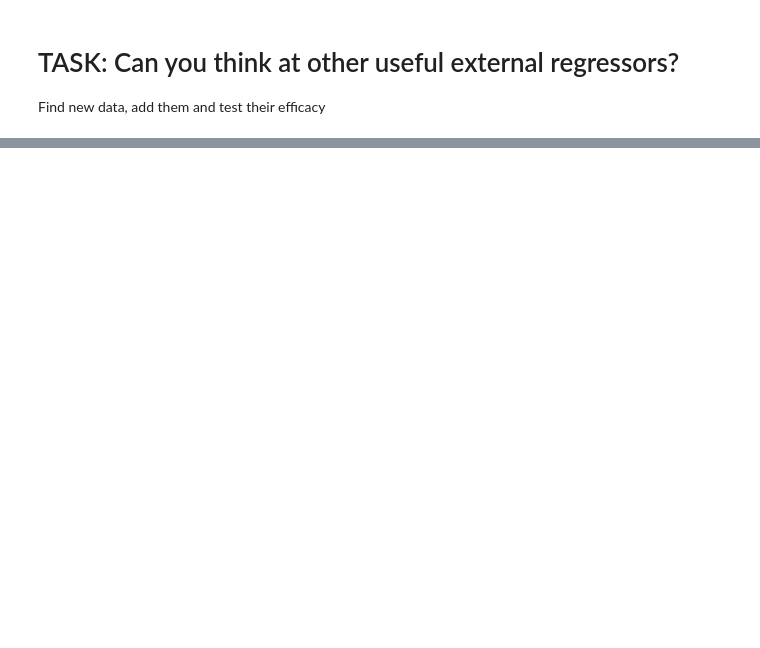
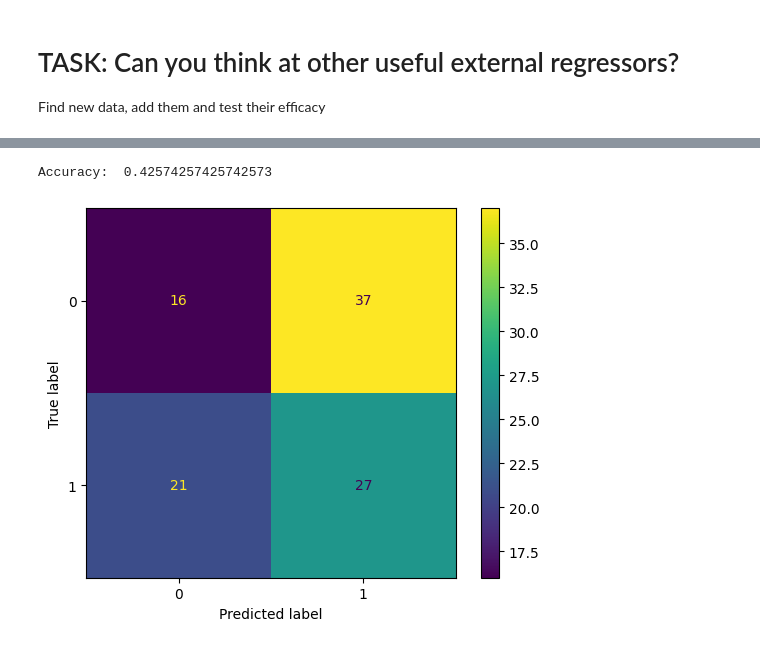
Before and after one commit to julwdo/ammagamma-lab, a Jupyter notebook: part-1/colab_data_download_analysis_and_forecasting_solution_first_task.ipynb, the cells around one changed output, grey strips where cells are left out. Drawn from its saved outputs; the diff is of its cells as text; code cells hidden in the pictures; blank space fills up the shorter version.

```diff
--- a/part-1/colab_data_download_analysis_and_forecasting_solution_first_task.ipynb
+++ b/part-1/colab_data_download_analysis_and_forecasting_solution_first_task.ipynb
@@ -828,0 +838,5 @@ Find new data, add them and test their efficacy
+# %%
+# Remove rows where there are missing values in 'sentiment'
+forex_df_reg_3 = forex_df_reg_2.drop('date', axis=1)
+forex_df_reg_3['sentiment'] = forex_df_reg_3['sentiment'].apply(lambda x: 0 if x == 'negative' else (1 if x == 'neutral' else 2))
+forex_df_reg_3
@@ -828,0 +857,10 @@ Find new data, add them and test their efficacy
+# %%
+# Fit a new model
+m_1 = Prophet()
+m_1.add_regressor('consumer_price_index')
+m_1.add_regressor('GDP_US')
+m_1.add_regressor('inflation')
+m_1.add_regressor('covid_US')
+m_1.add_regressor('covid_EU')
+m_1.add_regressor('sentiment')
+m_1.fit(forex_df_reg_3)
@@ -828,0 +871,5 @@ Find new data, add them and test their efficacy
+# %%
+from prophet.diagnostics import cross_validation
+
+df_cv_1 = cross_validation(m_1, cutoffs=pd.to_datetime(date_strings), period='1 days', horizon='14 days')
+df_cv_1
@@ -828,0 +907,13 @@ Find new data, add them and test their efficacy
+# %%
+df_cv_1['days_difference'] = df_cv_1['ds'] - df_cv_1['cutoff']
+df_cv_1['days_difference'] = df_cv_1['days_difference'].astype(str).str.replace(' days', '').astype(int)
+# or df_cv['days_difference'].dt.days
+
+df_cv_selected = df_cv_1[df_cv_1['days_difference'] == 14][['ds', 'yhat', 'y', 'cutoff']]
+df_cv_selected_1 = df_cv_selected.rename(columns={'y': 'y_ds'}).merge(forex_df_reg_1[['ds', 'y']], how='left', left_on='cutoff', right_on='ds').drop("ds_y", axis= 1).rename(columns={'ds_x': 'ds', 'y': 'y_cutoff'})
+df_cv_selected_1['delta_y_cutoff_to_ds'] = df_cv_selected_1['y_ds'] - df_cv_selected_1['y_cutoff']
+df_cv_selected_1['delta_y_cutoff_to_yhat'] = df_cv_selected_1['yhat'] - df_cv_selected_1['y_cutoff']
+
+df_cv_selected_1['delta_y_cutoff_to_ds'] = df_cv_selected_1['delta_y_cutoff_to_ds'].apply(lambda x: 1 if x>0 else 0)
+df_cv_selected_1['delta_y_cutoff_to_yhat'] = df_cv_selected_1['delta_y_cutoff_to_yhat'].apply(lambda x: 1 if x>0 else 0)
+df_cv_selected_1
@@ -828,0 +934,12 @@ Find new data, add them and test their efficacy
+# %%
+from sklearn.metrics import accuracy_score, confusion_matrix, ConfusionMatrixDisplay
+
+acc = accuracy_score(df_cv_selected_1['delta_y_cutoff_to_ds'], df_cv_selected_1['delta_y_cutoff_to_yhat'])
+print('Accuracy: ', acc)
+
+conf_mat = confusion_matrix(df_cv_selected_1['delta_y_cutoff_to_ds'], df_cv_selected_1['delta_y_cutoff_to_yhat'])
+ConfusionMatrixDisplay(conf_mat).plot()
+plt.show()
+# %% [output]
+Accuracy:  0.42574257425742573
+[figure, added]
```
Also changed, not shown: parts of 19 cells of this notebook, 18 other files.
